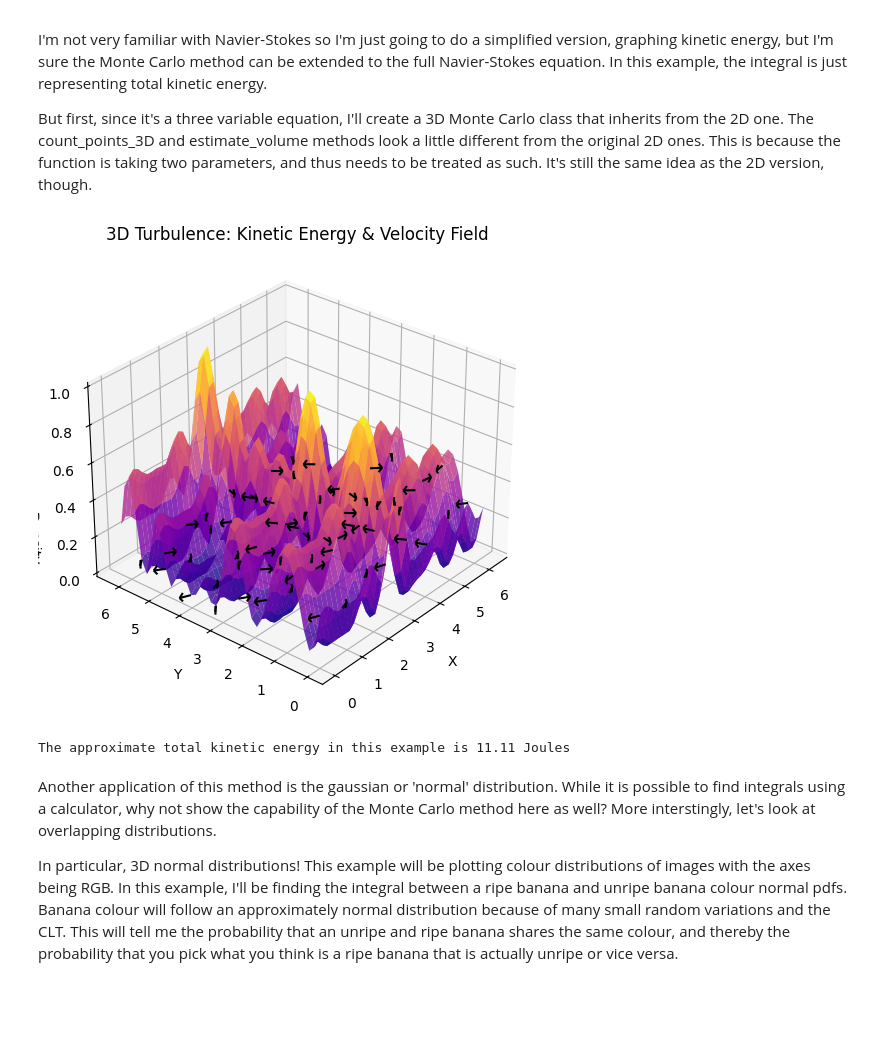
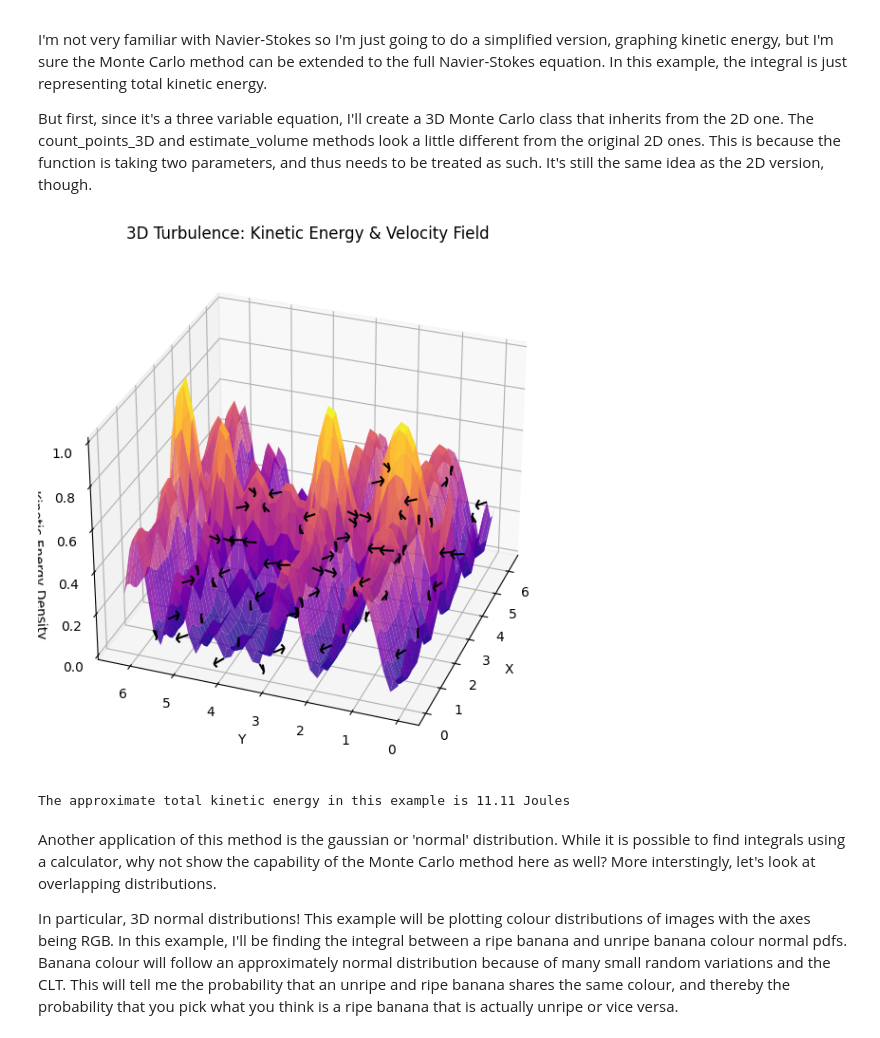
Before and after one commit to JacobaCarr26/comp215, a Jupyter notebook: Monte_Carlo_Integration_Term_Project_COMP_215.ipynb, the cells around one changed output. Drawn from its saved outputs; the diff is of its cells as text; code cells hidden in the pictures; blank space fills up the shorter version.

```diff
--- a/Monte_Carlo_Integration_Term_Project_COMP_215.ipynb
+++ b/Monte_Carlo_Integration_Term_Project_COMP_215.ipynb
@@ -275,35 +275,36 @@ def E_dynamic(x, y):
 	return 0.5 * (Vx_sampled**2 + Vy_sampled**2)
 
 # Create 3D plot
 fig = plt.figure(figsize=(8,6))
 ax = fig.add_subplot(111, projection='3d')
 
 E_vals = np.array([[E_dynamic(xi, yi) for yi in y] for xi in x])
 
 # Plot the 3D surface for kinetic energy
 ax.plot_surface(X, Y, E_vals, cmap='plasma', edgecolor='none', alpha=0.8)
 
 # Overlay velocity vectors as 3D quiver plot
 stride = 5  # Reduce density of arrows for clarity
 ax.quiver(X[::stride, ::stride], Y[::stride, ::stride], E_vals[::stride, ::stride],
           Vx[::stride, ::stride], Vy[::stride, ::stride], np.zeros_like(Vx[::stride, ::stride]),
           color='k', length=0.3, normalize=True)
 # Including the vectors just for visualization, they are not involved in the integration
 
 # Labels and view angle
 ax.set_xlabel("X")
 ax.set_ylabel("Y")
 ax.set_zlabel("Kinetic Energy Density")
 ax.set_title("3D Turbulence: Kinetic Energy & Velocity Field")
-ax.view_init(elev=30, azim=220)  # Adjust viewing angle
+ax.view_init(elev=30, azim=200)  # Adjust viewing angle
+plt.tight_layout()
 plt.show()
 
 # So let's find the integral
 # We're not graphing the rectangle (or in this case rectangular prism) this time since it will just cover the graph of the function
 eMonteCarlo = MonteCarlo3D(0, 2 * np.pi, 0, 2 * np.pi, 0, 1, 10**6, E_dynamic)
 print(f"The approximate total kinetic energy in this example is {round(eMonteCarlo.estimate_volume(), 2)} Joules")
 # %% [output]
-[figure, old version]
+[figure, new version]
 The approximate total kinetic energy in this example is 11.11 Joules
 # %% [markdown]
 Another application of this method is the gaussian or 'normal' distribution. While it is possible to find integrals using a calculator, why not show the capability of the Monte Carlo method here as well? More interstingly, let's look at overlapping distributions.
```
Also changed, not shown: parts of 4 cells of this notebook.
